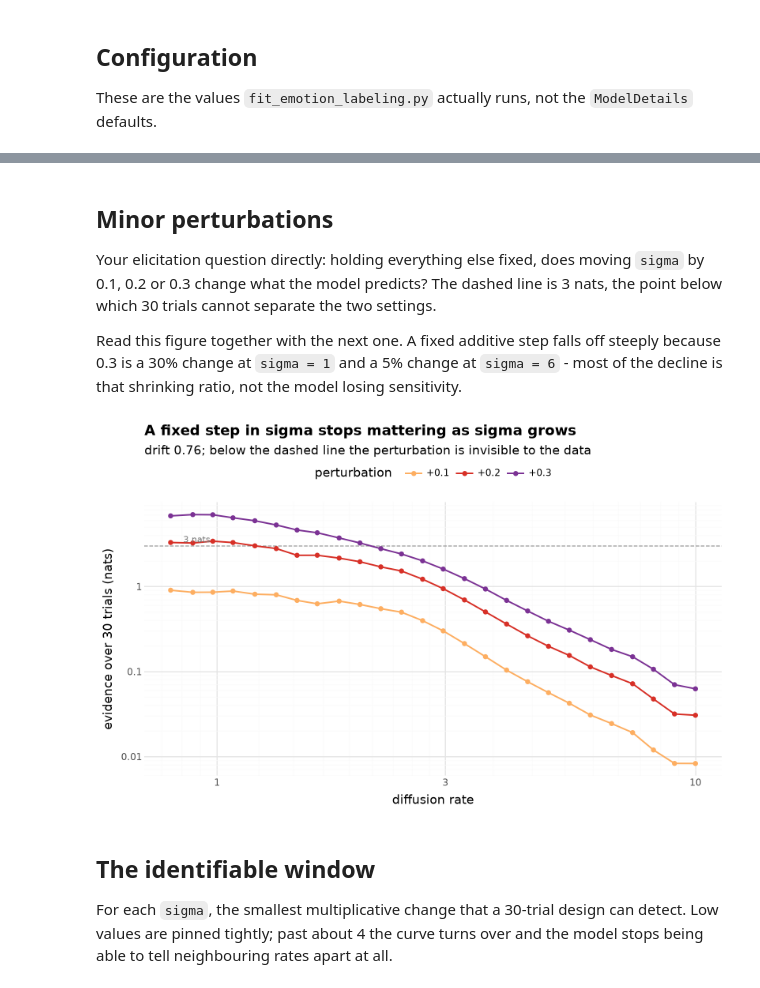
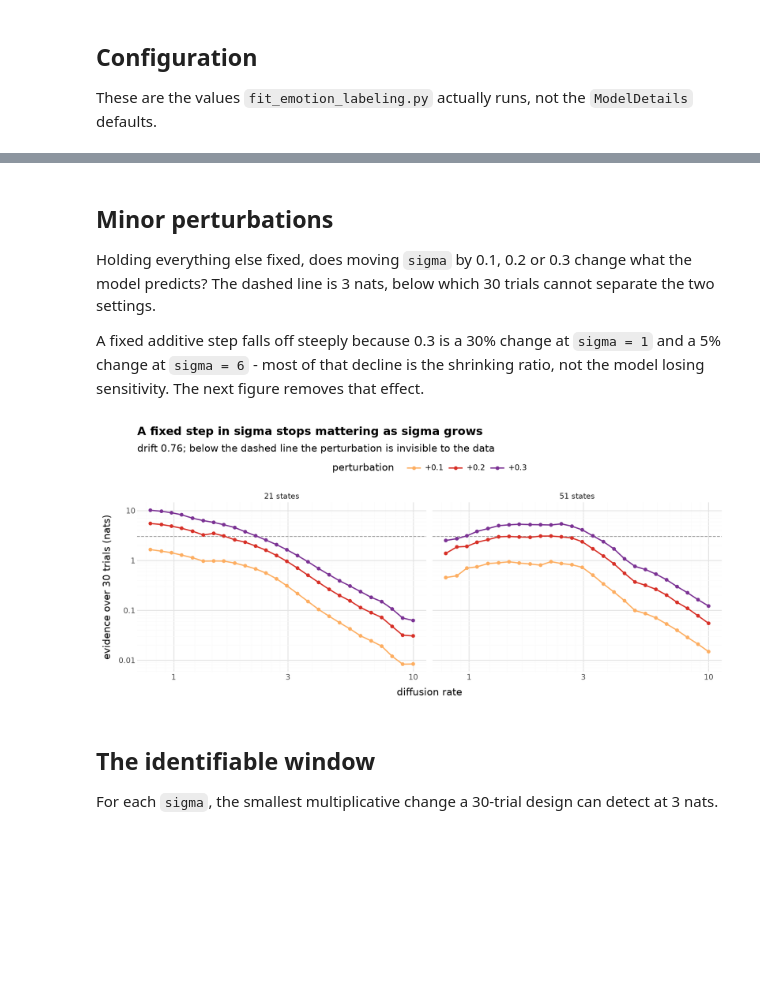
Before and after one commit to rkmalaiya/stochastic_cognitive_dynamics, a Jupyter notebook: examples/sigma_identifiability.ipynb, the cells around one changed output, grey strips where cells are left out. Cells and saved outputs as stored; diff of their text form; code cells hidden in the pictures; blank space fills up the shorter version.

```diff
--- a/examples/sigma_identifiability.ipynb
+++ b/examples/sigma_identifiability.ipynb
@@ -77,27 +89,24 @@ it breaks into fast oscillation that a 0.1 s grid barely resolves.
 # %%
-mu_majors = [0.76, 2.0, 4.0, 6.0]
 sig_majors = [1.0, 2.0, 4.0, 8.0]
 
-grid = [(m, s) for m in mu_majors for s in sig_majors]
-c = curves(npx.asarray([m for m, _ in grid]), npx.asarray([s for _, s in grid]))
-
 rows = []
-for (m, s), cc in zip(grid, np.asarray(c)):
-    for name, series in zip(["positive", "negative", "still accumulating"], cc):
-        rows.append(pd.DataFrame({"t": times, "p": series, "response": name,
-                                  "mu": f"drift {m}", "sigma": f"diffusion {s}"}))
+for name in grids:
+    c = np.asarray(curves_for[name](npx.full(len(sig_majors), mu_ref), npx.asarray(sig_majors)))
+    for s, cc in zip(sig_majors, c):
+        for label, series in zip(["positive", "negative", "still accumulating"], cc):
+            rows.append(pd.DataFrame({"t": times, "p": series, "response": label,
+                                      "grid": name, "sigma": f"diffusion {s}"}))
 pred = pd.concat(rows)
-pred["mu"] = pd.Categorical(pred.mu, [f"drift {m}" for m in mu_majors])
 pred["sigma"] = pd.Categorical(pred.sigma, [f"diffusion {s}" for s in sig_majors])
 
 (ggplot(pred, aes("t", "p", colour="response"))
  + geom_line(size=0.6)
- + facet_grid("mu ~ sigma", scales="free_y")
+ + facet_grid("grid ~ sigma", scales="free_y")
  + scale_colour_manual(["#1b7837", "#762a83", "#999999"])
  + labs(x="time (s)", y="probability at step", colour="",
         title="Predicted response-time distributions",
-        subtitle="21 states, response width 7, measurement probability 0.75, delta 0.1")
+        subtitle=f"drift {mu_ref}, measurement probability 0.75, delta 0.1, 3 initial-state bins")
  + theme_minimal()
- + theme(figure_size=(10, 7), legend_position="top", panel_spacing=0.02,
+ + theme(figure_size=(10, 5), legend_position="top", panel_spacing=0.02,
          strip_text=element_text(size=9), plot_title=element_text(size=13, weight="bold")))
 # %% [output]
@@ -133,42 +184,40 @@ heat = pd.DataFrame([(fine[i], fine[j], min(D[i, j], 40.0))
 # %% [markdown]
 ## Minor perturbations
 
-Your elicitation question directly: holding everything else fixed, does moving `sigma` by 0.1,
-0.2 or 0.3 change what the model predicts? The dashed line is 3 nats, the point below which
-30 trials cannot separate the two settings.
+Holding everything else fixed, does moving `sigma` by 0.1, 0.2 or 0.3 change what the model
+predicts? The dashed line is 3 nats, below which 30 trials cannot separate the two settings.
 
-Read this figure together with the next one. A fixed additive step falls off steeply because
-0.3 is a 30% change at `sigma = 1` and a 5% change at `sigma = 6` - most of the decline is that
-shrinking ratio, not the model losing sensitivity.
+A fixed additive step falls off steeply because 0.3 is a 30% change at `sigma = 1` and a 5%
+change at `sigma = 6` - most of that decline is the shrinking ratio, not the model losing
+sensitivity. The next figure removes that effect.
 # %%
 minors = [0.1, 0.2, 0.3]
 bases = np.round(np.geomspace(0.8, 10.0, 26), 2)
+pairs = [(b, b + d) for b in bases for d in minors]
+flat = npx.asarray([v for pair in pairs for v in pair])
 
-pairs = [(b, b + d) for b in bases for d in minors]
-pp = outcome_mass(curves(npx.full(2 * len(pairs), mu_ref),
-                         npx.asarray([v for pair in pairs for v in pair])))
-Dm = evidence(pp)
-pert = pd.DataFrame({"sigma": [b for b, _ in pairs],
-                     "step": [f"+{round(b2 - b, 1)}" for b, b2 in pairs],
-                     "nats": [Dm[2 * k, 2 * k + 1] for k in range(len(pairs))]})
+pert = pd.concat([
+    pd.DataFrame({"sigma": [b for b, _ in pairs],
+                  "step": [f"+{round(b2 - b, 1)}" for b, b2 in pairs],
+                  "grid": name,
+                  "nats": np.diag(evidence(outcome_mass(curves_for[name](npx.full(len(flat), mu_ref), flat))), 1)[::2]})
+    for name in grids])
 
 (ggplot(pert, aes("sigma", "nats", colour="step"))
  + geom_hline(yintercept=3.0, linetype="dashed", colour="#999999")
- + geom_line(size=0.8) + geom_point(size=1.6)
+ + geom_line(size=0.8) + geom_point(size=1.4)
+ + facet_wrap("~grid")
  + scale_x_log10() + scale_y_log10()
  + scale_colour_manual(["#fdae61", "#d73027", "#7b3294"])
- + annotate("text", x=0.85, y=3.6, label="3 nats", ha="left", size=8, colour="#777777")
  + labs(x="diffusion rate", y="evidence over 30 trials (nats)", colour="perturbation",
         title="A fixed step in sigma stops mattering as sigma grows",
         subtitle=f"drift {mu_ref}; below the dashed line the perturbation is invisible to the data")
  + theme_minimal()
- + theme(figure_size=(8, 5), legend_position="top", plot_title=element_text(size=13, weight="bold")))
+ + theme(figure_size=(10, 4.5), legend_position="top", plot_title=element_text(size=13, weight="bold")))
 # %% [output]
-[figure, old version]
+[figure, new version]
 # %% [markdown]
 ## The identifiable window
 
-For each `sigma`, the smallest multiplicative change that a 30-trial design can detect. Low
-values are pinned tightly; past about 4 the curve turns over and the model stops being able to
-tell neighbouring rates apart at all.
+For each `sigma`, the smallest multiplicative change a 30-trial design can detect at 3 nats.
 # %%
```
Also changed, not shown: parts of 15 cells of this notebook, 1 other file.
